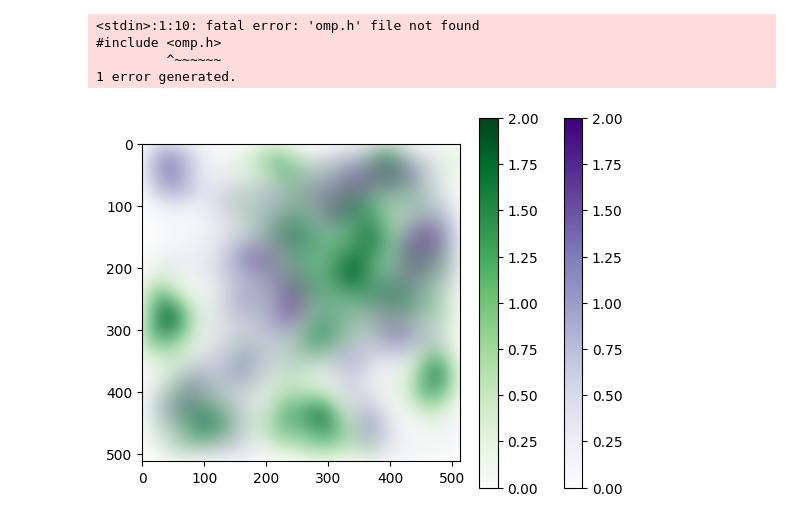
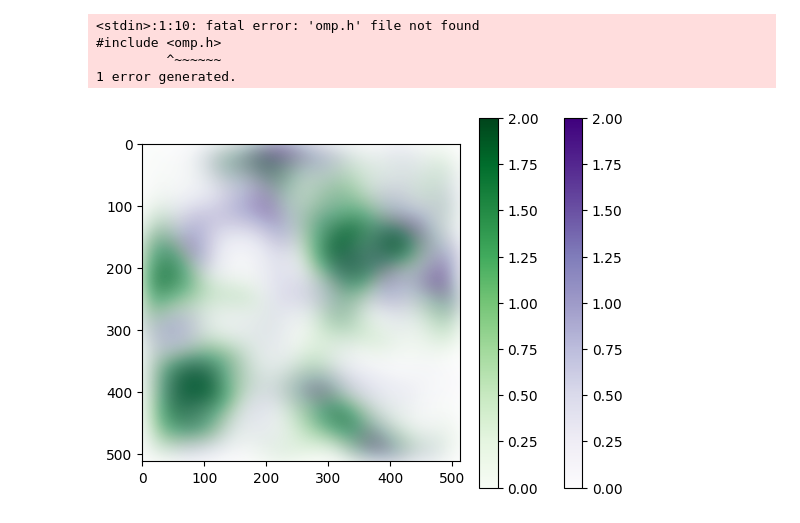
Before and after one commit to SteffenPL/MechanochemicalPatterns.jl, a Jupyter notebook: data_analysis_scripts/df_to_smoothplot.ipynb, the cells around one changed output. Saved outputs shown, nothing was run; the diff lists cells and outputs as text; code cells hidden in the pictures.

```diff
--- a/data_analysis_scripts/df_to_smoothplot.ipynb
+++ b/data_analysis_scripts/df_to_smoothplot.ipynb
@@ -21,7 +21,7 @@ import pickle
 1 error generated.
 # %%
 experiment = "split_20231212"
-data = "FWF005"
+# data = "RAF005"
 # %%
 def open_df(data,experiment=experiment):
     df = pd.read_csv(experiment + "/Automation_out/"+data+"_spots.csv",encoding='cp1252',low_memory=False)
@@ -128,10 +128,10 @@ def plot_smooth(pixels_prox,pixels_dist,alpha_prox=1.0,alpha_dist=1.0,vmin=0.0,v
 
     return fig_smooth, ax_smooth
 # %%
-pixels_prox, pixels_dist = df_to_smooth(data,N=512,eps=0.05,T=287,zmin=0.0,zmax=1000.0,N0_prox=1140,N0_dist=1140)
+pixels_prox, pixels_dist = df_to_smooth("NCF002",N=512,eps=0.05,T=287,zmin=0.0,zmax=1000.0,N0_prox=1140,N0_dist=1140)
 fig, ax = plot_smooth(pixels_prox, pixels_dist)
 # %% [output]
-[figure, old version]
+[figure, new version]
 # %%
 def make_video(number_of_frames=None,prefix="t_",simu_name="simu",video_name='funny_video',rate=40):
     img_array = []
```
Also changed, not shown: parts of 7 cells of this notebook, 4 other files.
